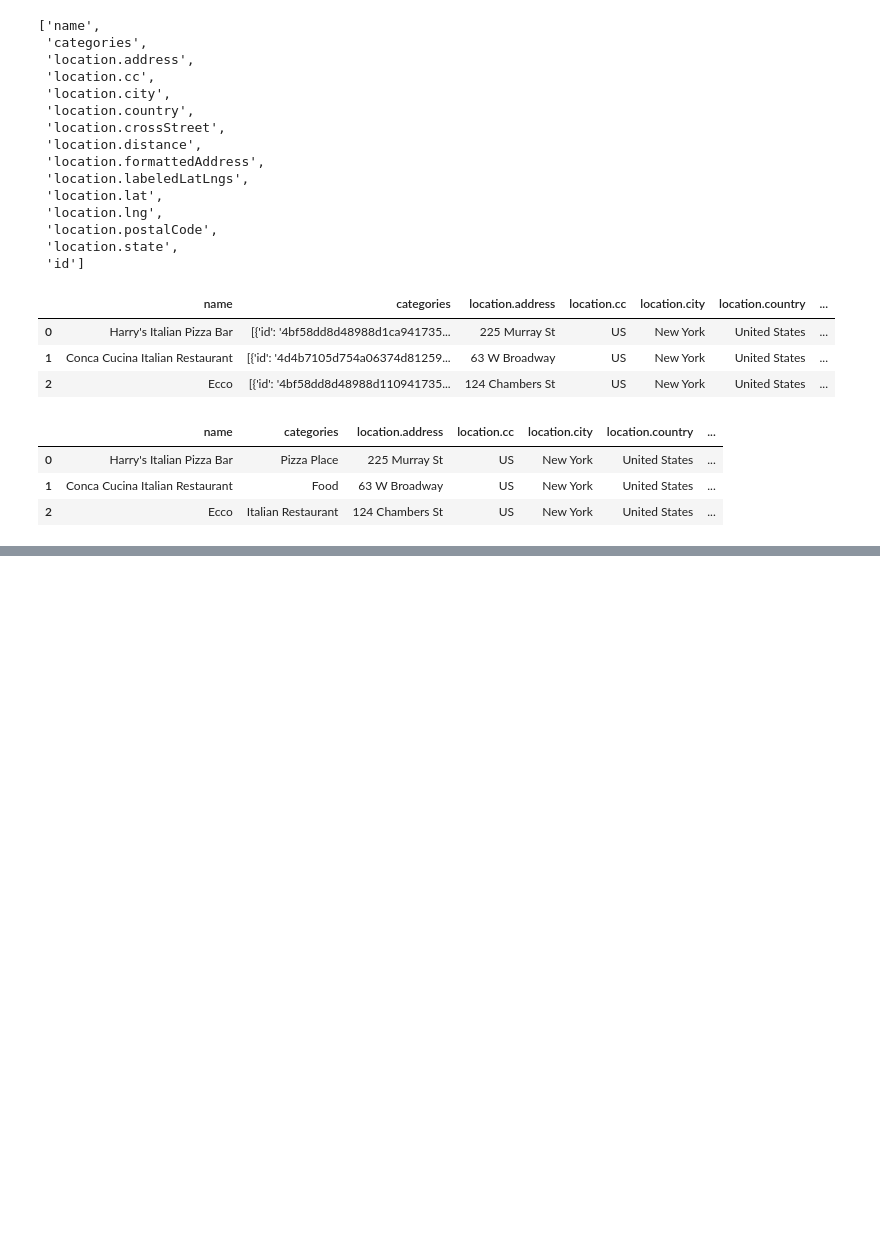
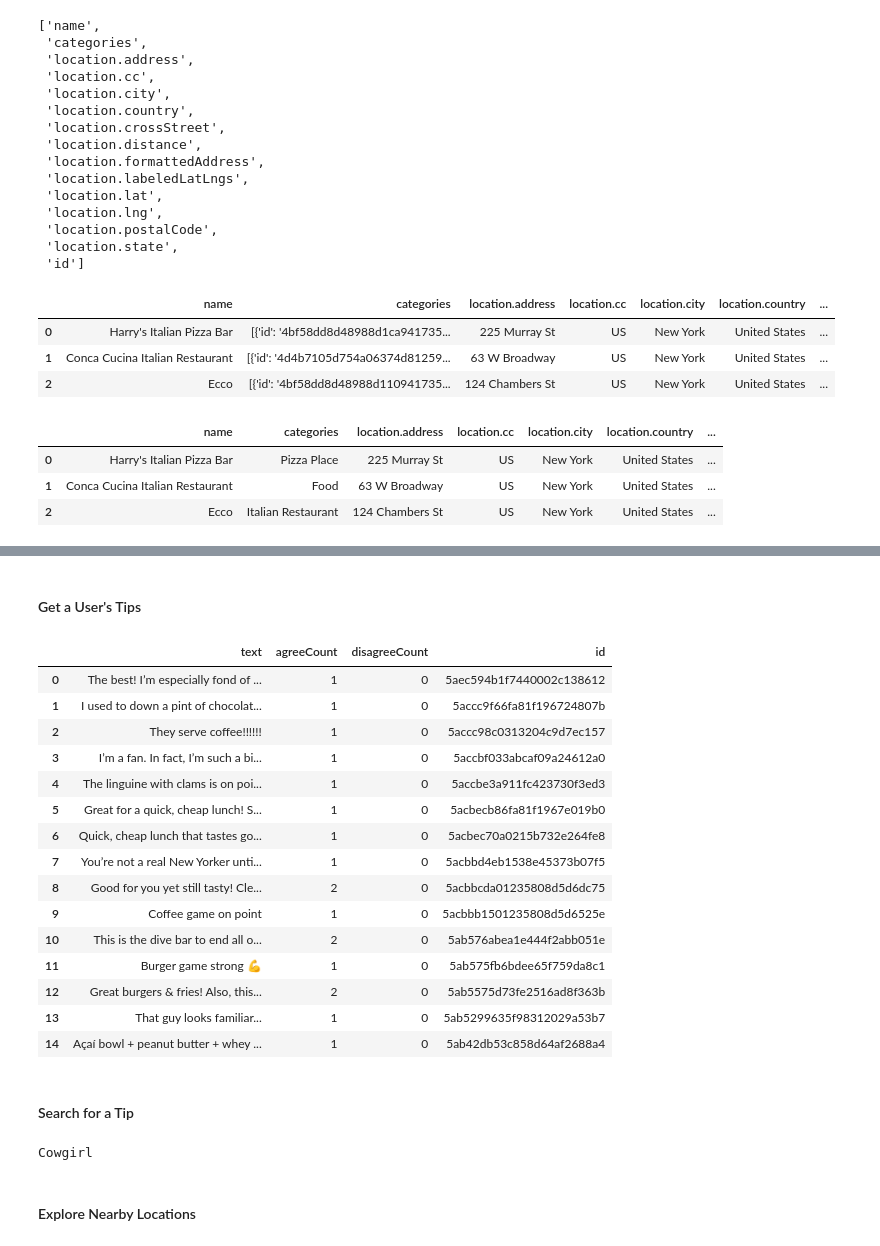
Before and after one commit to amypeniston/data-science-capstone-project, a Jupyter notebook: Foursquare_API_Examples.ipynb, the cells around one changed output, grey strips where cells are left out. Drawn from its saved outputs; the diff is of its cells as text; code cells hidden in the pictures; blank space fills up the shorter version.

Commit message:
Learned more about Foursquare API calls

```diff
--- a/Foursquare_API_Examples.ipynb
+++ b/Foursquare_API_Examples.ipynb
@@ -174,0 +197,4 @@ venues_map
+# %%
+limit = 15
+url = "https://api.foursquare.com/v2/venues/{}/tips?client_id={}&client_secret={}&v={}&limit={}".format(venue_id, CLIENT_ID, CLIENT_SECRET, VERSION, limit)
+results = requests.get(url).json()
@@ -174,0 +225,8 @@ venues_map
+# %%
+pd.set_option("display.max_colwidth", -1)
+
+tips_df = json_normalize(tips)
+cols = ['text', 'agreeCount', 'disagreeCount', 'id', 'user.firstName', 'user.lastName', 'user.gender', 'user.id']
+
+tips_filtered = tips_df.loc[:, cols]
+tips_filtered
@@ -174,0 +238,3 @@ venues_map
+# %%
+user_id = "484542633"
+url = "https://api.foursquare.com/v2/users/{}?client_id={}&client_secret={}&v={}".format(user_id, CLIENT_ID, CLIENT_SECRET, VERSION)
@@ -174,0 +273,47 @@ venues_map
+# %% [markdown]
+#### Get a User's Tips
+# %%
+url = "https://api.foursquare.com/v2/users/{}/tips?client_id={}&client_secret={}&v={}&limit={}".format(user_id, CLIENT_ID, CLIENT_SECRET, VERSION, limit)
+
+results = requests.get(url).json()
+tips = results["response"]["tips"]["items"]
+
+pd.set_option("display.max_colwidth", -1)
+
+tips_df = json_normalize(tips)
+
+filtered_columns = ["text", "agreeCount", "disagreeCount", "id"]
+tips_filtered = tips_df.loc[:, filtered_columns]
+tips_filtered
+# %% [output]
+|  | text | agreeCount | disagreeCount | id |
+| 0 | The best! I’m especially fond of ... | 1 | 0 | 5aec594b1f7440002c138612 |
+| 1 | I used to down a pint of chocolat... | 1 | 0 | 5accc9f66fa81f196724807b |
+| 2 | They serve coffee!!!!!! | 1 | 0 | 5accc98c0313204c9d7ec157 |
+| 3 | I’m a fan. In fact, I’m such a bi... | 1 | 0 | 5accbf033abcaf09a24612a0 |
+| 4 | The linguine with clams is on poi... | 1 | 0 | 5accbe3a911fc423730f3ed3 |
+| 5 | Great for a quick, cheap lunch! S... | 1 | 0 | 5acbecb86fa81f1967e019b0 |
+| 6 | Quick, cheap lunch that tastes go... | 1 | 0 | 5acbec70a0215b732e264fe8 |
+| 7 | You’re not a real New Yorker unti... | 1 | 0 | 5acbbd4eb1538e45373b07f5 |
+| 8 | Good for you yet still tasty! Cle... | 2 | 0 | 5acbbcda01235808d5d6dc75 |
+| 9 | Coffee game on point | 1 | 0 | 5acbbb1501235808d5d6525e |
+| 10 | This is the dive bar to end all o... | 2 | 0 | 5ab576abea1e444f2abb051e |
+| 11 | Burger game strong 💪 | 1 | 0 | 5ab575fb6bdee65f759da8c1 |
+| 12 | Great burgers & fries! Also, this... | 2 | 0 | 5ab5575d73fe2516ad8f363b |
+| 13 | That guy looks familiar... | 1 | 0 | 5ab5299635f98312029a53b7 |
+| 14 | Açaí bowl + peanut butter + whey ... | 1 | 0 | 5ab42db53c858d64af2688a4 |
+# %% [markdown]
+#### Search for a Tip
+# %%
+tip_id = "5ab5575d73fe2516ad8f363b"
+
+# define URL
+url = "http://api.foursquare.com/v2/tips/{}?client_id={}&client_secret={}&v={}".format(tip_id, CLIENT_ID, CLIENT_SECRET, VERSION)
+
+# send GET Request and examine results
+result = requests.get(url).json()
+print(result["response"]["tip"]["venue"]["name"])
+# %% [output]
+Cowgirl
+# %% [markdown]
+#### Explore Nearby Locations
```
Also changed, not shown: parts of 14 cells of this notebook.
